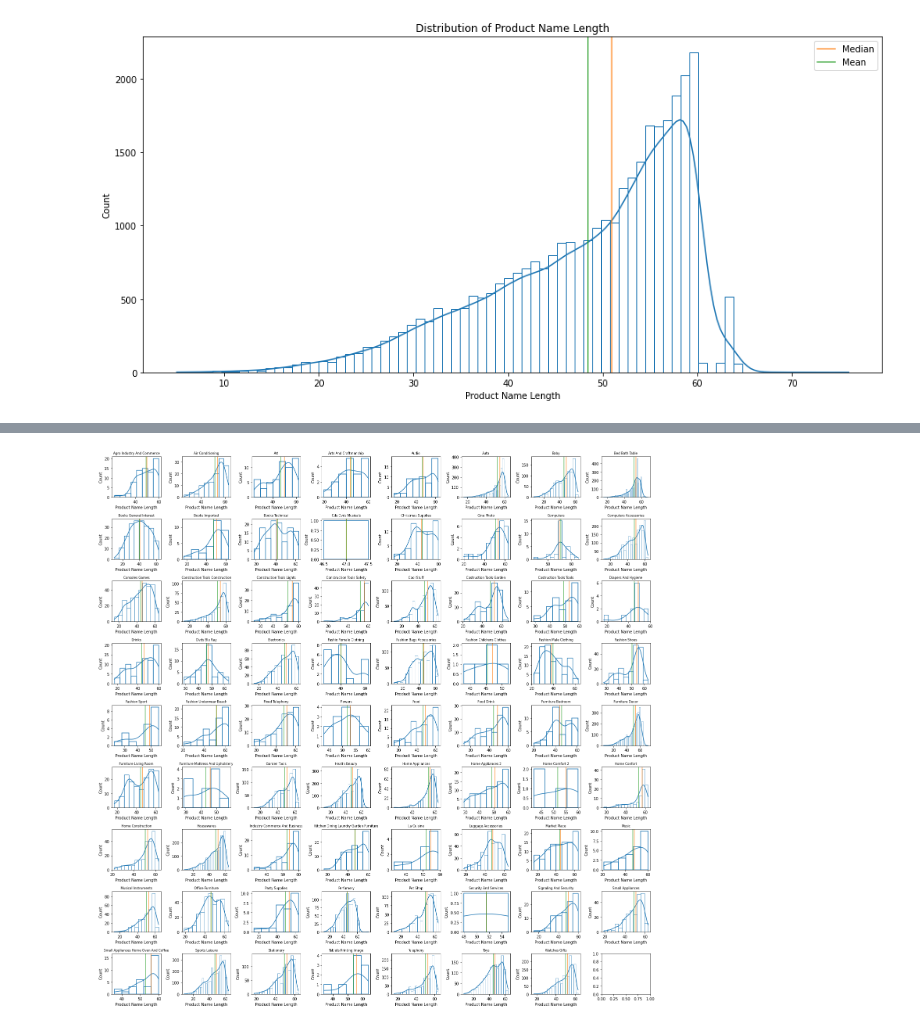
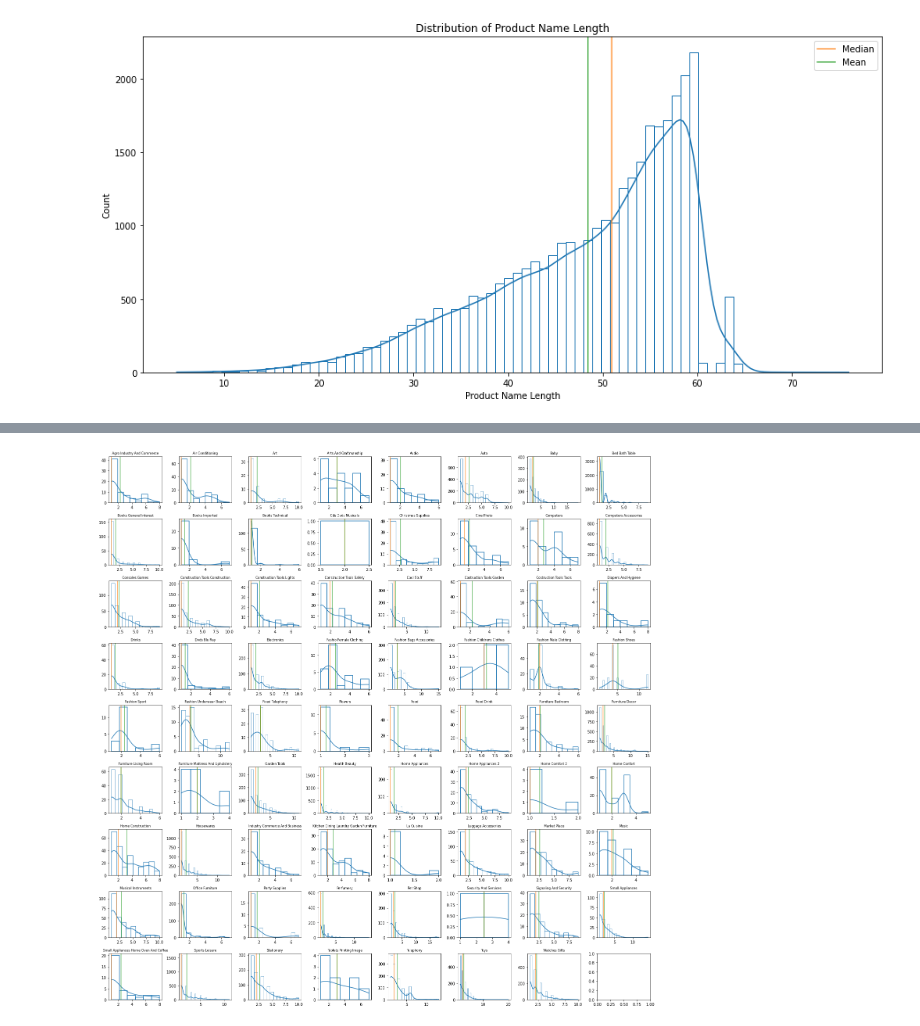
Before and after one commit to smwitkowski/olist-product-recommendations, a Jupyter notebook: notebooks/01-switkowski-data-eda.ipynb, the cells around one changed output, grey strips where cells are left out. Saved outputs shown, nothing was run; the diff lists cells and outputs as text; code cells hidden in the pictures.

Commit message:
Added code and documentation to EDA.
Added EDA looking at the product description length and number of photos on a product listing.

Still need to document those areas.

```diff
--- a/notebooks/01-switkowski-data-eda.ipynb
+++ b/notebooks/01-switkowski-data-eda.ipynb
@@ -377,0 +388,19 @@ ax.legend();
+# %%
+def plot_dist(ax, category, column):
+
+    cat_data = prod_data[prod_data['product_category_name_english'] == category]
+    sns.histplot(cat_data[column], ax=ax, kde=True, fill=False)
+    ax.axvline(cat_data[column].median(), label='Median', color = 'C1', alpha = 0.75)
+    ax.axvline(cat_data[column].mean(), label='Mean', color = 'C2', alpha = 0.75)
+
+    ax.set_xlabel('')
+    ax.set_ylabel('')
+    ax.set_title(category.replace('_', ' ').title(), fontsize=8)
+
+fig, ax = plt.subplots(9, 8, figsize=(20, 20))
+
+for idx, product in enumerate(mid_prod_data['product_category_name_english'].tolist()):
+    i = int(np.floor(idx / 8))
+    j = idx%8
+    plot_dist(ax[i][j], product, 'product_name_lenght')
+fig.tight_layout()
@@ -377,0 +469,8 @@ ax.legend();
+# %%
+fig, ax = plt.subplots(9, 8, figsize=(20, 20))
+
+for idx, product in enumerate(mid_prod_data['product_category_name_english'].tolist()):
+    i = int(np.floor(idx / 8))
+    j = idx%8
+    plot_dist(ax[i][j], product, 'product_description_lenght')
+fig.tight_layout()
@@ -384,12 +492,3 @@ prod_data.head()
 | 2 | 0d009643171aee696f4733340bc2fdd0 | perfumaria | 52.0 | 150.0 | 1.0 | ... |
 | 3 | b1eae565a61935e0011ee7682fef9dc9 | perfumaria | 49.0 | 460.0 | 2.0 | ... |
 | 4 | 8da90b37f0fb171b4877c124f965b1f6 | perfumaria | 56.0 | 733.0 | 3.0 | ... |
-# %%
-def plot_dist(ax, category):
-    cat_data = prod_data[prod_data['product_category_name_english'] == category]
-    sns.histplot(cat_data['product_name_lenght'], ax=ax, kde=True, fill=False)
-    ax.axvline(cat_data['product_name_lenght'].median(), label='Median', color = 'C1', alpha = 0.75)
-    ax.axvline(cat_data['product_name_lenght'].mean(), label='Mean', color = 'C2', alpha = 0.75)
-
-    ax.set_xlabel('Product Name Length')
-    ax.set_title(category.replace('_', ' ').title(), fontsize=8)
@@ -396,10 +541,10 @@ def plot_dist(ax, category):
 # %%
 fig, ax = plt.subplots(9, 8, figsize=(20, 20))
 
 for idx, product in enumerate(mid_prod_data['product_category_name_english'].tolist()):
     i = int(np.floor(idx / 8))
     j = idx%8
-    plot_dist(ax[i][j], product)
+    plot_dist(ax[i][j], product, 'product_photos_qty')
 fig.tight_layout()
 # %% [output]
-[figure, old version]
+[figure, new version]
```
Also changed, not shown: parts of 21 cells of this notebook.
